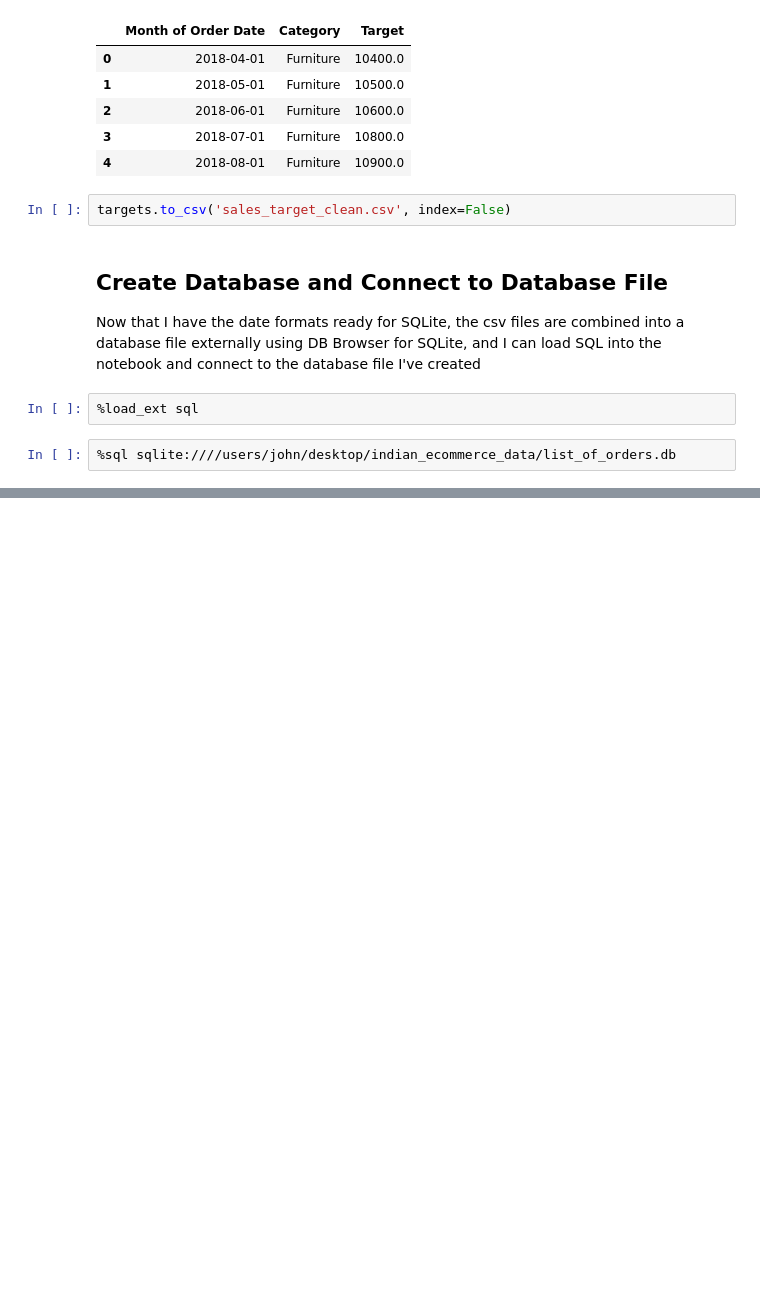
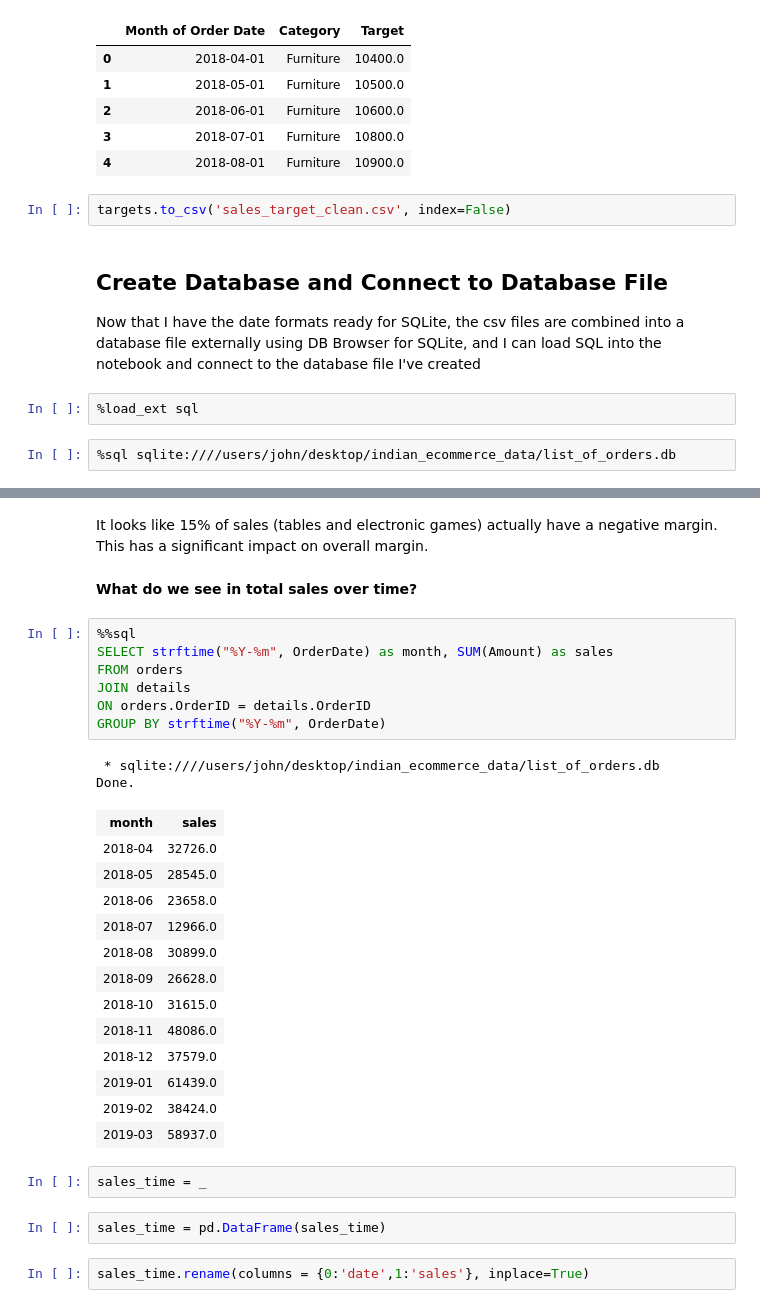
Before and after one commit to johnnydking/indian_ecommerce_eda, a Jupyter notebook: Indian E-commerce Data.ipynb, the cells around one changed output, grey strips where cells are left out. Saved outputs shown, nothing was run; the diff lists cells and outputs as text; blank space fills up the shorter version.

```diff
--- a/Indian E-commerce Data.ipynb
+++ b/Indian E-commerce Data.ipynb
@@ -130,0 +196,33 @@ Done.
+# %% [markdown]
+It looks like 15% of sales (tables and electronic games) actually have a negative margin. This has a significant impact on overall margin.
+# %% [markdown]
+**What do we see in total sales over time?**
+# %%
+%%sql
+SELECT strftime("%Y-%m", OrderDate) as month, SUM(Amount) as sales
+FROM orders
+JOIN details
+ON orders.OrderID = details.OrderID
+GROUP BY strftime("%Y-%m", OrderDate)
+# %% [output]
+ * sqlite:////users/john/desktop/indian_ecommerce_data/list_of_orders.db
+Done.
+| month | sales |
+| 2018-04 | 32726.0 |
+| 2018-05 | 28545.0 |
+| 2018-06 | 23658.0 |
+| 2018-07 | 12966.0 |
+| 2018-08 | 30899.0 |
+| 2018-09 | 26628.0 |
+| 2018-10 | 31615.0 |
+| 2018-11 | 48086.0 |
+| 2018-12 | 37579.0 |
+| 2019-01 | 61439.0 |
+| 2019-02 | 38424.0 |
+| 2019-03 | 58937.0 |
+# %%
+sales_time = _
+# %%
+sales_time = pd.DataFrame(sales_time)
+# %%
+sales_time.rename(columns = {0:'date',1:'sales'}, inplace=True)
```
Also changed, not shown: parts of 18 cells of this notebook, 1 other file.
